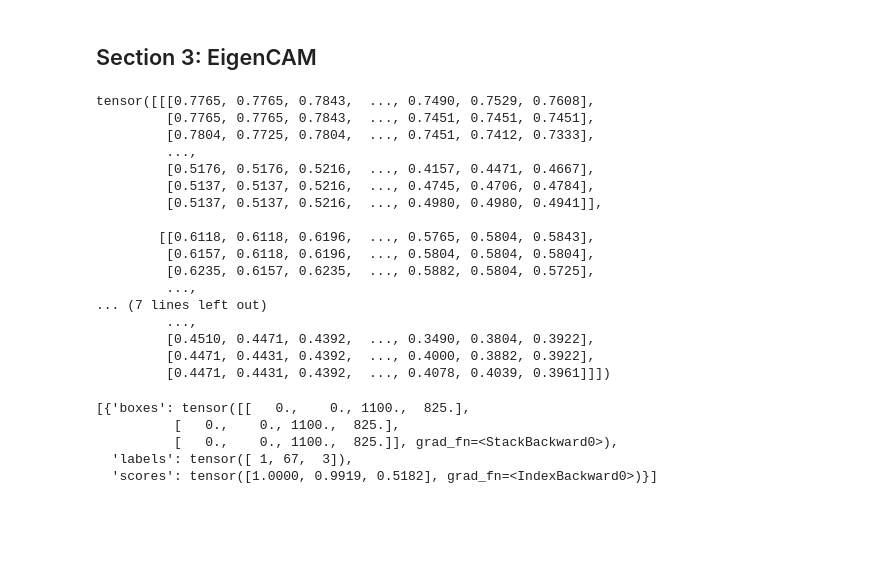
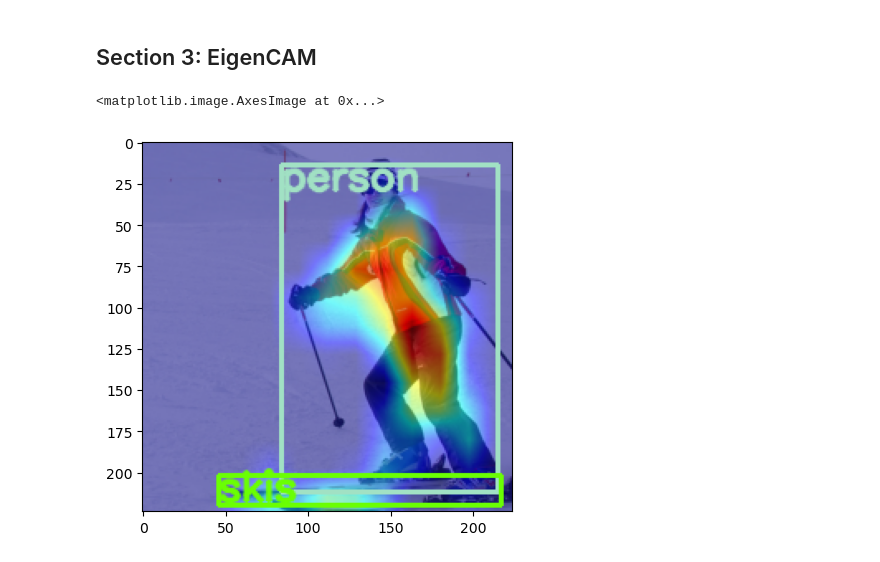
Before and after one commit to inkyubeytor/explainability-challenges, a Jupyter notebook: examples/image_explainer_usage.ipynb, the cells around one changed output. Drawn from its saved outputs; the diff is of its cells as text; code cells hidden in the pictures; blank space fills up the shorter version.

```diff
--- a/examples/image_explainer_usage.ipynb
+++ b/examples/image_explainer_usage.ipynb
@@ -149,33 +113,8 @@ image = read_image("/Users/jrast/Downloads/test_img.jpg").float().unsqueeze(dim=
 # %%
 model = torchvision.models.detection.fasterrcnn_resnet50_fpn(pretrained=True).to("cpu")
-model.eval().to("cpu")
 
-visualization = eigen_cam(image, image, model)
+visualization = eigen_cam(data_coco[5] * 255, data_coco[5] * 255, model)
+plt.imshow(visualization)
+# %% [output]
+<matplotlib.image.AxesImage at 0x...>
+[figure, added]
-# %%
-ood_dataset[0]
-# %% [output]
-tensor([[[0.7765, 0.7765, 0.7843,  ..., 0.7490, 0.7529, 0.7608],
-         [0.7765, 0.7765, 0.7843,  ..., 0.7451, 0.7451, 0.7451],
-         [0.7804, 0.7725, 0.7804,  ..., 0.7451, 0.7412, 0.7333],
-         ...,
-         [0.5176, 0.5176, 0.5216,  ..., 0.4157, 0.4471, 0.4667],
-         [0.5137, 0.5137, 0.5216,  ..., 0.4745, 0.4706, 0.4784],
-         [0.5137, 0.5137, 0.5216,  ..., 0.4980, 0.4980, 0.4941]],
-
-        [[0.6118, 0.6118, 0.6196,  ..., 0.5765, 0.5804, 0.5843],
-         [0.6157, 0.6118, 0.6196,  ..., 0.5804, 0.5804, 0.5804],
-         [0.6235, 0.6157, 0.6235,  ..., 0.5882, 0.5804, 0.5725],
-         ...,
-... (7 lines left out)
-         ...,
-         [0.4510, 0.4471, 0.4392,  ..., 0.3490, 0.3804, 0.3922],
-         [0.4471, 0.4431, 0.4392,  ..., 0.4000, 0.3882, 0.3922],
-         [0.4471, 0.4431, 0.4392,  ..., 0.4078, 0.4039, 0.3961]]])
-# %%
-model(image)
-# %% [output]
-[{'boxes': tensor([[   0.,    0., 1100.,  825.],
-          [   0.,    0., 1100.,  825.],
-          [   0.,    0., 1100.,  825.]], grad_fn=<StackBackward0>),
-  'labels': tensor([ 1, 67,  3]),
-  'scores': tensor([1.0000, 0.9919, 0.5182], grad_fn=<IndexBackward0>)}]
```
Also changed, not shown: parts of 28 cells of this notebook.
